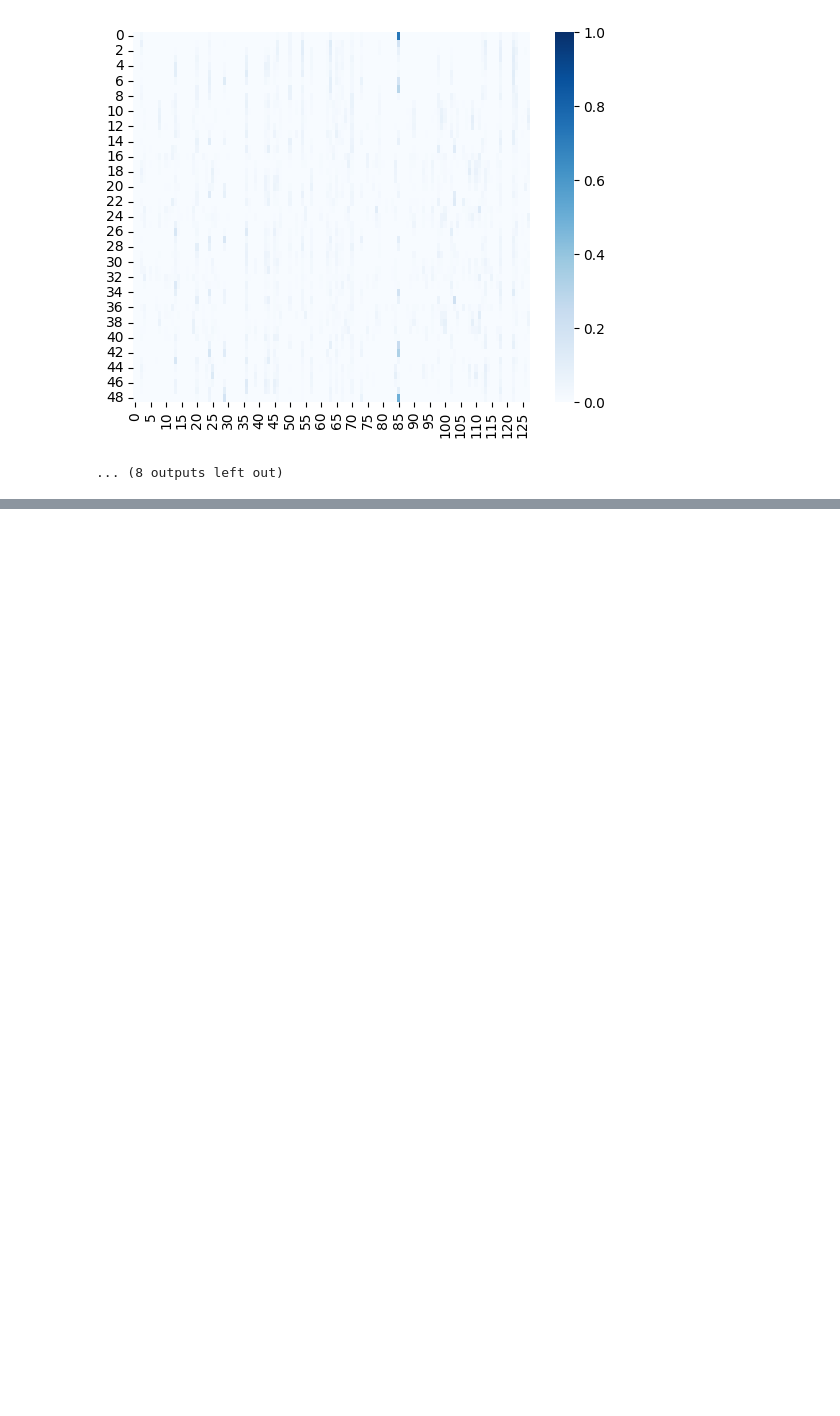
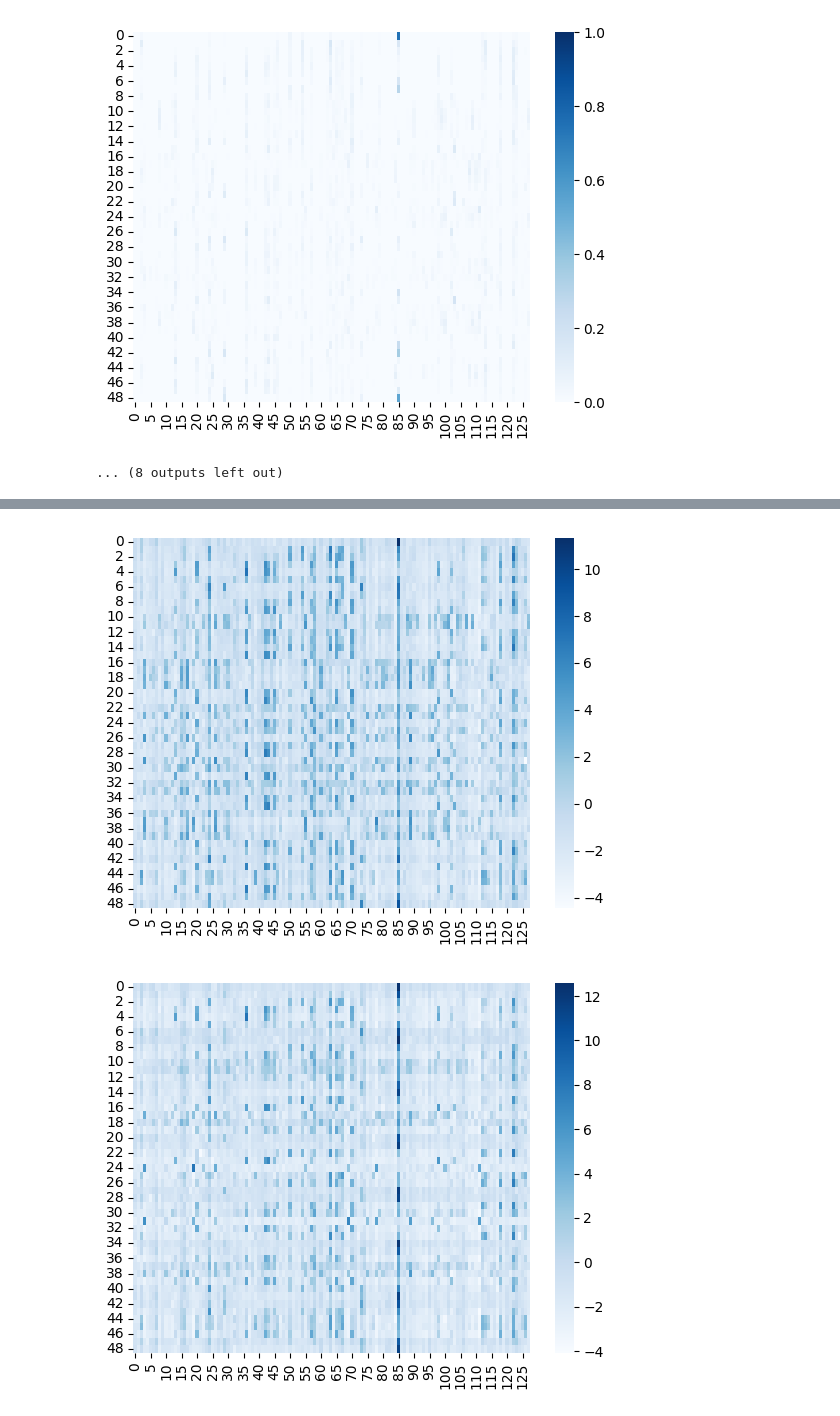
Before and after one commit to kojikojiprg/csqvae, a Jupyter notebook: notebooks/mnist.ipynb, the cells around one changed output, grey strips where cells are left out. Drawn from its saved outputs; the diff is of its cells as text; code cells hidden in the pictures; blank space fills up the shorter version.

```diff
--- a/notebooks/mnist.ipynb
+++ b/notebooks/mnist.ipynb
@@ -192,0 +193,9 @@ plot_imgs(imgs_gen, nsamples * config.n_clusters)
+# %%
+for w in model.quantizer.weights:
+    w = w.detach().cpu().numpy()
+
+    sns.heatmap(w, cmap="Blues")
+    plt.show()
+# %% [output]
+[figure, added]
+[figure, added]
```
Also changed, not shown: parts of 3 cells of this notebook.
